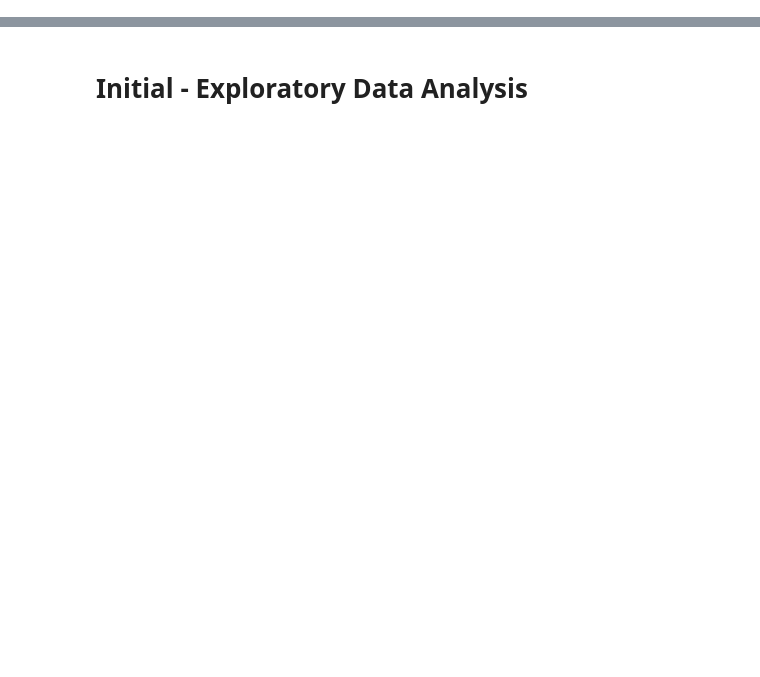
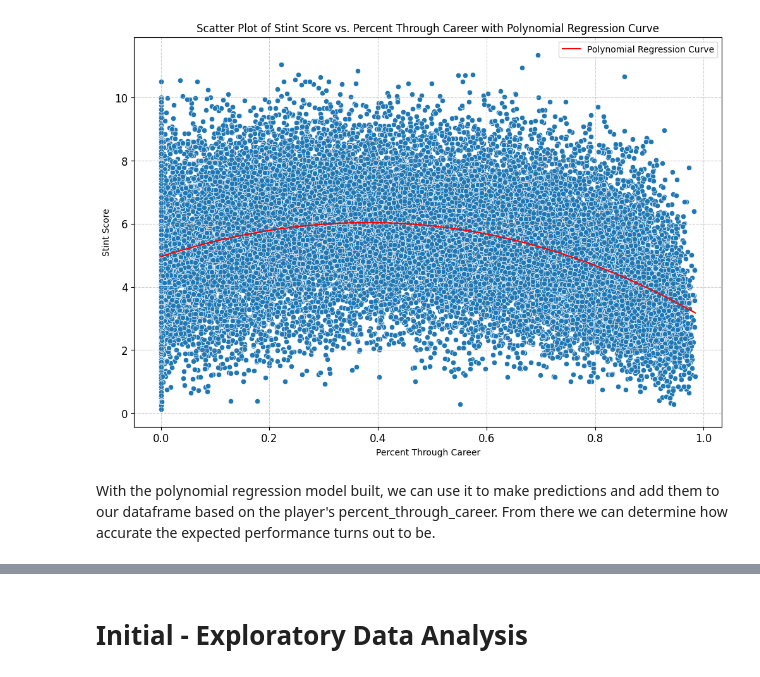
Before and after one commit to tgormly/nwmsu_ms_capstone, a Jupyter notebook: Exploratory_Data_Analysis.ipynb, the cells around one changed output, grey strips where cells are left out. Saved outputs shown, nothing was run; the diff lists cells and outputs as text; code cells hidden in the pictures; blank space fills up the shorter version.

```diff
--- a/Exploratory_Data_Analysis.ipynb
+++ b/Exploratory_Data_Analysis.ipynb
@@ -0,0 +35,19 @@
+# %%
+import numpy as np
+import statsmodels.api as sm
+
+# Define the independent variable (X) and the dependent variable (y)
+X = df['percent_through_career']
+y = df['stint_score']
+
+# Generate polynomial features (e.g., quadratic)
+X_poly = np.column_stack((X, X**2, X**3))  # Adjust degree as needed
+
+# Add a constant to the polynomial features
+X_poly = sm.add_constant(X_poly)
+
+# Fit the polynomial regression model
+model = sm.OLS(y, X_poly).fit()
+
+# Print the summary of the regression model
+print(model.summary())
@@ -0,0 +72,34 @@
+# %%
+import matplotlib.pyplot as plt
+import seaborn as sns
+
+# Create a scatter plot with a polynomial regression curve
+plt.figure(figsize=(12, 8))
+sns.scatterplot(data=df, x='percent_through_career', y='stint_score')
+
+# Generate predictions for the polynomial regression curve
+X_pred = np.linspace(df['percent_through_career'].min(), df['percent_through_career'].max(), 100)
+X_pred_poly = np.column_stack((X_pred, X_pred**2, X_pred**3))  # Adjust degree as needed
+X_pred_poly = sm.add_constant(X_pred_poly)
+y_pred = model.predict(X_pred_poly)
+
+# Plot the polynomial regression curve
+plt.plot(X_pred, y_pred, color='red', label='Polynomial Regression Curve')
+
+# Add titles and labels
+plt.title('Scatter Plot of Stint Score vs. Percent Through Career with Polynomial Regression Curve')
+plt.xlabel('Percent Through Career')
+plt.ylabel('Stint Score')
+plt.legend()
+
+# Enhance the plot aesthetics
+plt.xticks(fontsize=12)
+plt.yticks(fontsize=12)
+plt.grid(True, linestyle='--', alpha=0.6)
+
+# Show the plot
+plt.show()
+# %% [output]
+[figure, added]
+# %% [markdown]
+With the polynomial regression model built, we can use it to make predictions and add them to our dataframe based on the player's percent_through_career. From there we can determine how accurate the expected performance turns out to be.
```
Also changed, not shown: parts of 28 cells of this notebook, 4 other files.
